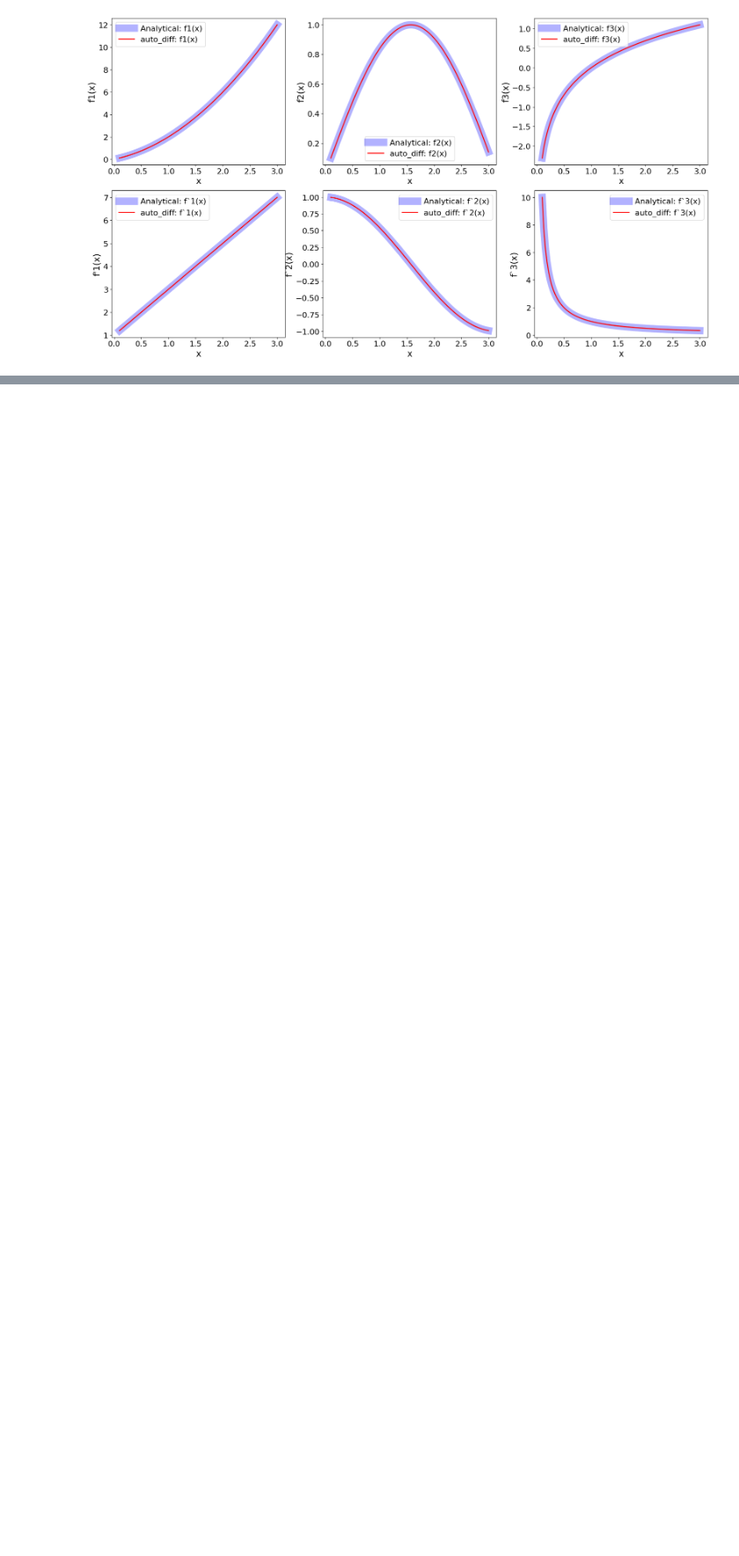
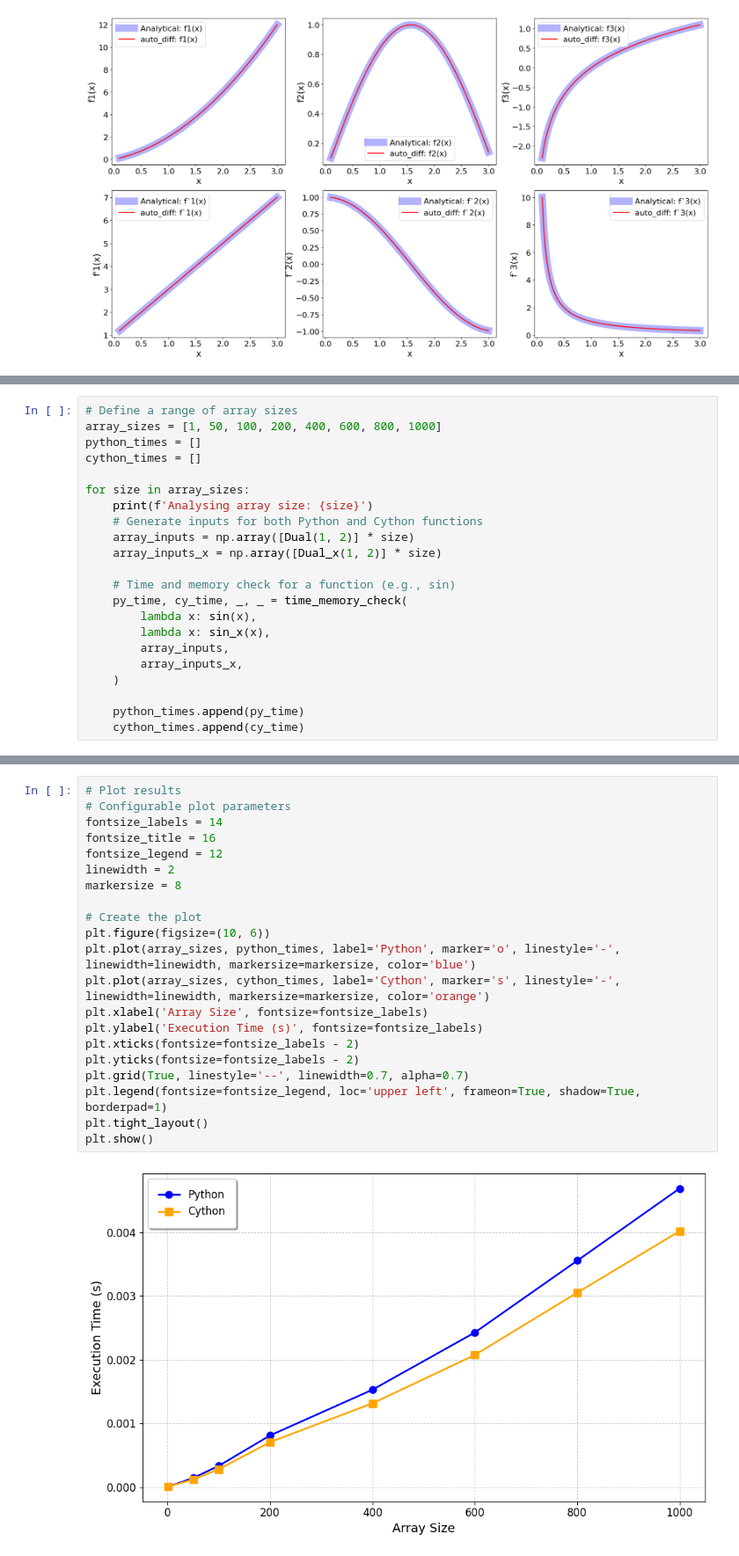
Before and after one commit to JacobTutt/dual_autodiff_package, a Jupyter notebook: tutorials/dual_autodiff.ipynb, the cells around one changed output, grey strips where cells are left out. Shown at 88% size. Drawn from its saved outputs; the diff is of its cells as text; blank space fills up the shorter version.

```diff
--- a/tutorials/dual_autodiff.ipynb
+++ b/tutorials/dual_autodiff.ipynb
@@ -698,0 +831,22 @@ Percentage change memory usage: 9.6997 - Increase
+# %%
+# Define a range of array sizes
+array_sizes = [1, 50, 100, 200, 400, 600, 800, 1000]
+python_times = []
+cython_times = []
+
+for size in array_sizes:
+    print(f'Analysing array size: {size}')
+    # Generate inputs for both Python and Cython functions
+    array_inputs = np.array([Dual(1, 2)] * size)
+    array_inputs_x = np.array([Dual_x(1, 2)] * size)
+
+    # Time and memory check for a function (e.g., sin)
+    py_time, cy_time, _, _ = time_memory_check(
+        lambda x: sin(x),
+        lambda x: sin_x(x),
+        array_inputs,
+        array_inputs_x,
+    )
+
+    python_times.append(py_time)
+    cython_times.append(cy_time)
@@ -698,0 +862,23 @@ Percentage change memory usage: 9.6997 - Increase
+# %%
+# Plot results
+# Configurable plot parameters
+fontsize_labels = 14
+fontsize_title = 16
+fontsize_legend = 12
+linewidth = 2
+markersize = 8
+
+# Create the plot
+plt.figure(figsize=(10, 6))
+plt.plot(array_sizes, python_times, label='Python', marker='o', linestyle='-', linewidth=linewidth, markersize=markersize, color='blue')
+plt.plot(array_sizes, cython_times, label='Cython', marker='s', linestyle='-', linewidth=linewidth, markersize=markersize, color='orange')
+plt.xlabel('Array Size', fontsize=fontsize_labels)
+plt.ylabel('Execution Time (s)', fontsize=fontsize_labels)
+plt.xticks(fontsize=fontsize_labels - 2)
+plt.yticks(fontsize=fontsize_labels - 2)
+plt.grid(True, linestyle='--', linewidth=0.7, alpha=0.7)
+plt.legend(fontsize=fontsize_legend, loc='upper left', frameon=True, shadow=True, borderpad=1)
+plt.tight_layout()
+plt.show()
+# %% [output]
+[figure, added]
```
Also changed, not shown: parts of 9 cells of this notebook.
